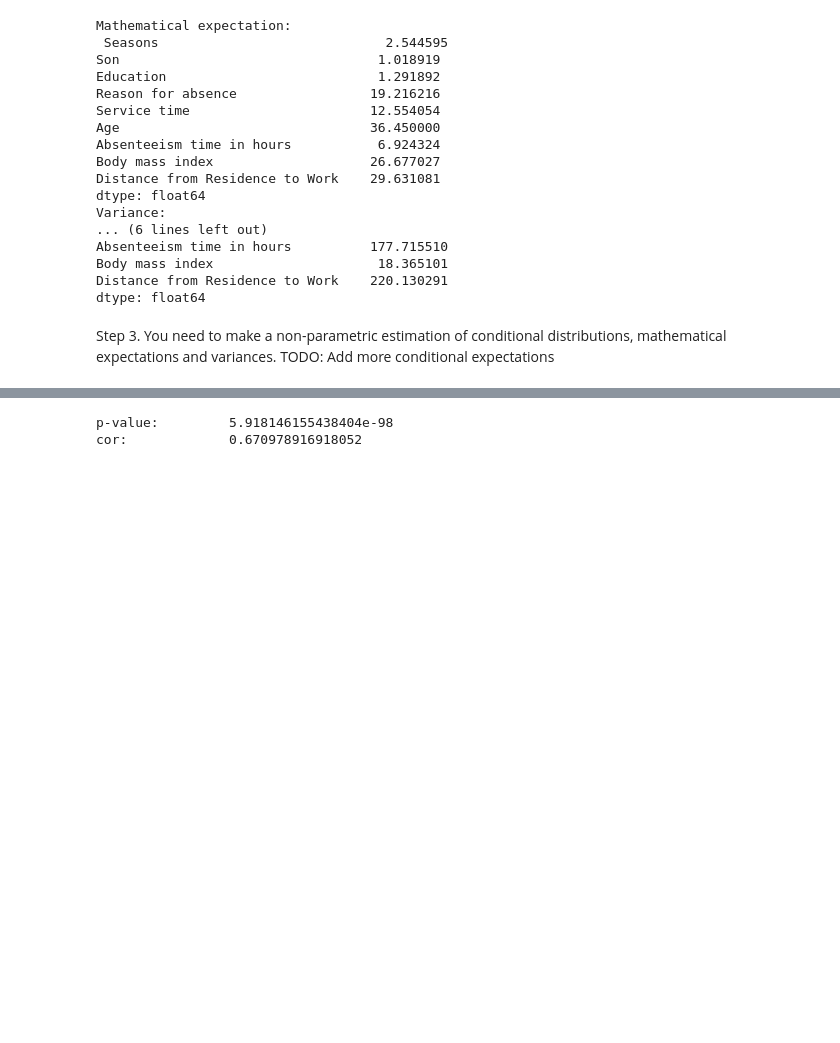
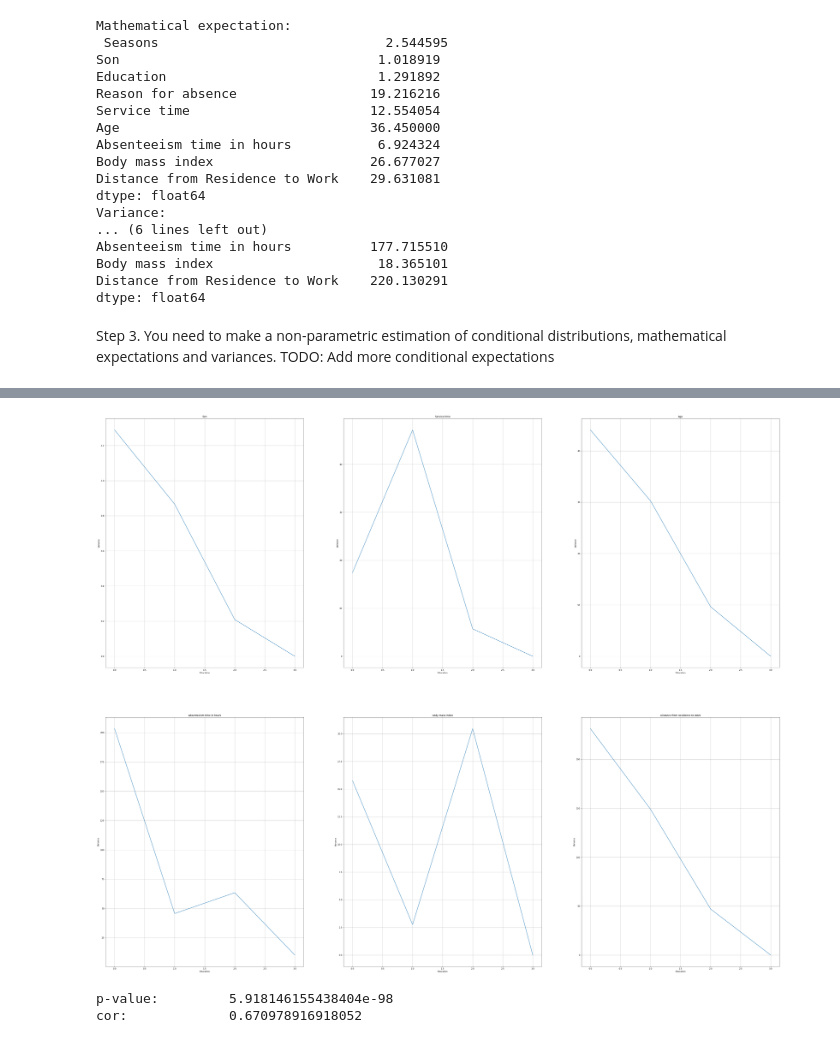
Before and after one commit to Deadvitekchpool/M-M-MSA, a Jupyter notebook: Lab2/Lab2.ipynb, the cells around one changed output, grey strips where cells are left out. Cells and saved outputs as stored; diff of their text form; code cells hidden in the pictures; blank space fills up the shorter version.

```diff
--- a/Lab2/Lab2.ipynb
+++ b/Lab2/Lab2.ipynb
@@ -129,3 +118,19 @@ dtype: float64
+# %%
+all_var = []
+all_var.append(cond_data_hs.var())
+all_var.append(cond_data_grad.var())
+all_var.append(cond_data_postgrad.var())
+all_var.append(cond_data_master.var())
+
+fig, ax = plt.subplots(2, 3, figsize=(60, 50))
+for i, feature in enumerate(selected_features):
+    ax[i // 3, i % 3].plot([x for x in range(4)], [var[feature] for var in all_var])
+    ax[i // 3, i % 3].set_title(feature)
+    ax[i // 3, i % 3].set_xlabel('Education')
+    ax[i // 3, i % 3].set_ylabel('Variance')
+    ax[i // 3, i % 3].grid()
+# %% [output]
+[figure, added]
 # %%
 import scipy.stats as stats
 
```
Also changed, not shown: parts of 4 cells of this notebook, 6 other files.
